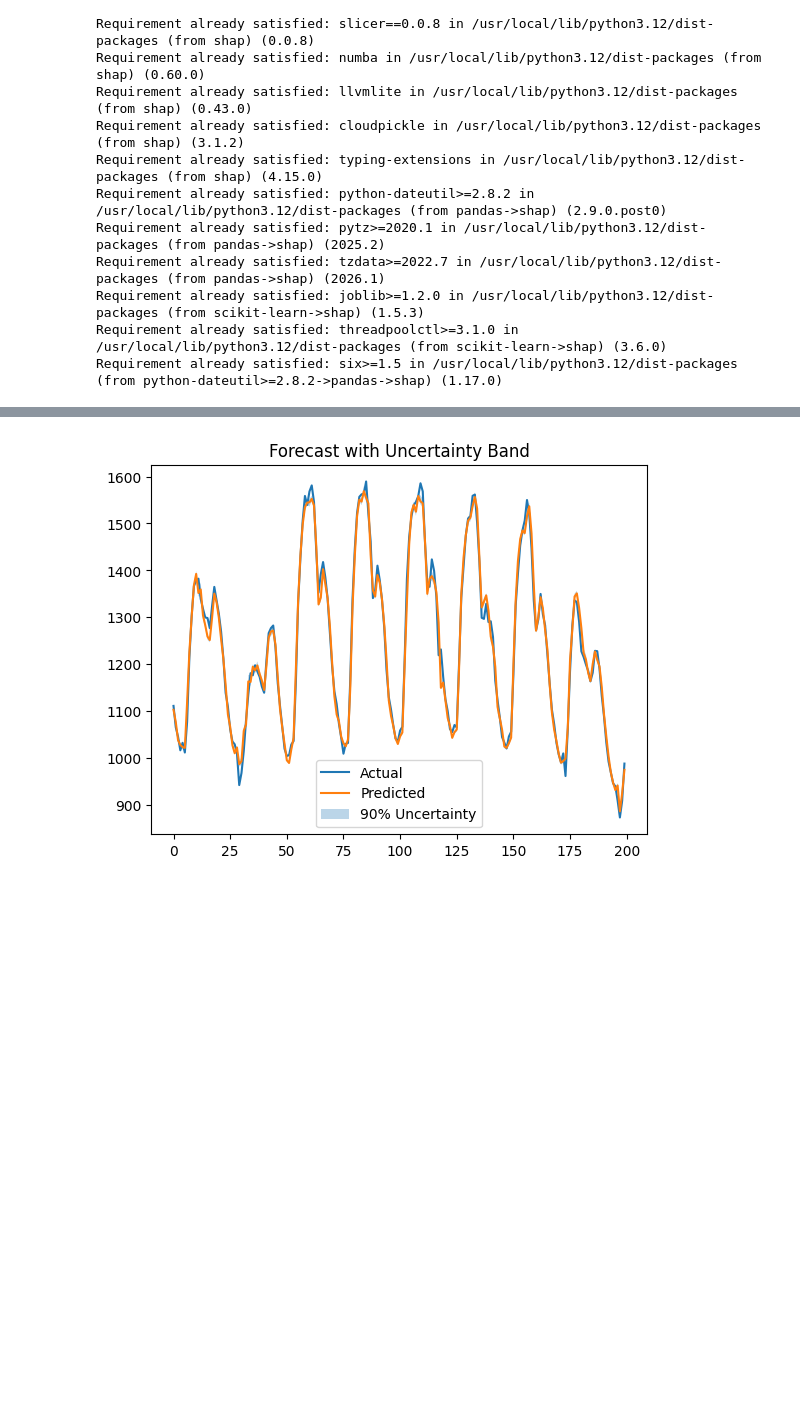
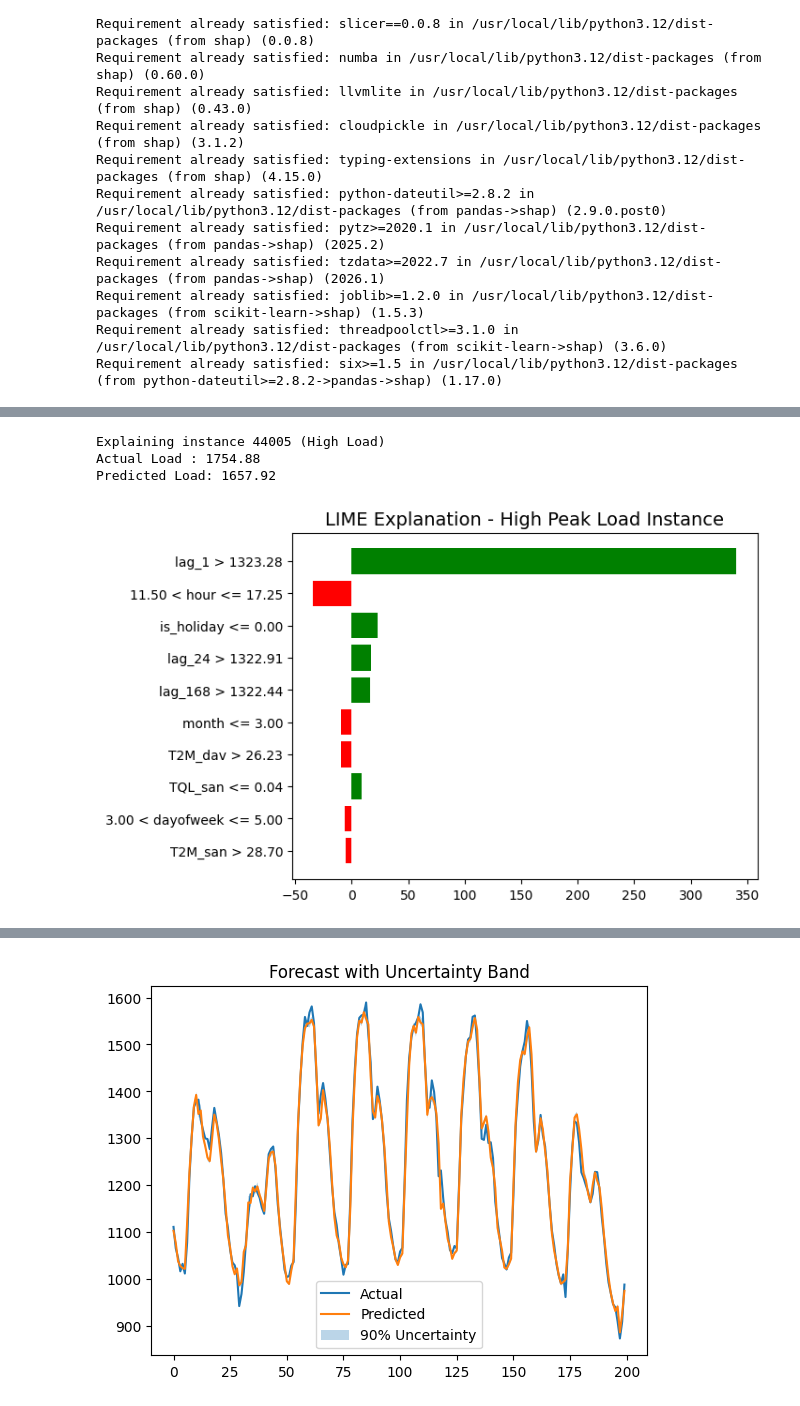
Before and after one commit to proshenjitbarua06-dot/skill-morph, a Jupyter notebook: "Comparative_Analysis_of_Machine_Learning_Techniques_for_Peak_Load_Forecasting_in_Regional_Grids_Using_Weather_and_Calendar_Features".ipynb, the cells around one changed output, grey strips where cells are left out. Cells and saved outputs as stored; diff of their text form; code cells hidden in the pictures; blank space fills up the shorter version.

```diff
--- a/"Comparative_Analysis_of_Machine_Learning_Techniques_for_Peak_Load_Forecasting_in_Regional_Grids_Using_Weather_and_Calendar_Features".ipynb
+++ b/"Comparative_Analysis_of_Machine_Learning_Techniques_for_Peak_Load_Forecasting_in_Regional_Grids_Using_Weather_and_Calendar_Features".ipynb
@@ -367,0 +388,44 @@ shap.summary_plot(shap_values, X_test)
+# %%
+# ====================== LIME EXPLANATIONS ======================
+import lime
+import lime.lime_tabular
+
+# Create the LIME Explainer
+explainer = lime.lime_tabular.LimeTabularExplainer(
+    training_data=X_train.values,          # Must be numpy array
+    feature_names=X_train.columns.tolist(),
+    mode='regression',                     # Important: regression mode
+    verbose=False,
+    random_state=42
+)
+
+# Choose a few interesting instances to explain
+# Example 1: A high peak load instance
+idx_peak = y_test.nlargest(1).index[0]        # Highest actual load
+instance_peak = X_test.loc[idx_peak].values
+
+# Example 2: A random / median instance
+idx_random = y_test.index[len(y_test)//2]
+instance_random = X_test.loc[idx_random].values
+
+print(f"Explaining instance {idx_peak} (High Load)")
+print(f"Actual Load : {y_test.loc[idx_peak]:.2f}")
+print(f"Predicted Load: {best_model.predict([instance_peak])[0]:.2f}\n")
+# %% [output]
+Explaining instance 44005 (High Load)
+Actual Load : 1754.88
+Predicted Load: 1657.92
+# %%
+# ====================== LIME Plot - High Load Instance ======================
+exp_peak = explainer.explain_instance(
+    instance_peak,
+    best_model.predict,
+    num_features=10
+)
+
+# Show plot
+fig = exp_peak.as_pyplot_figure()
+plt.title('LIME Explanation - High Peak Load Instance', fontsize=14)
+plt.show()
+# %% [output]
+[figure, added]
```
Also changed, not shown: parts of 8 cells of this notebook.
